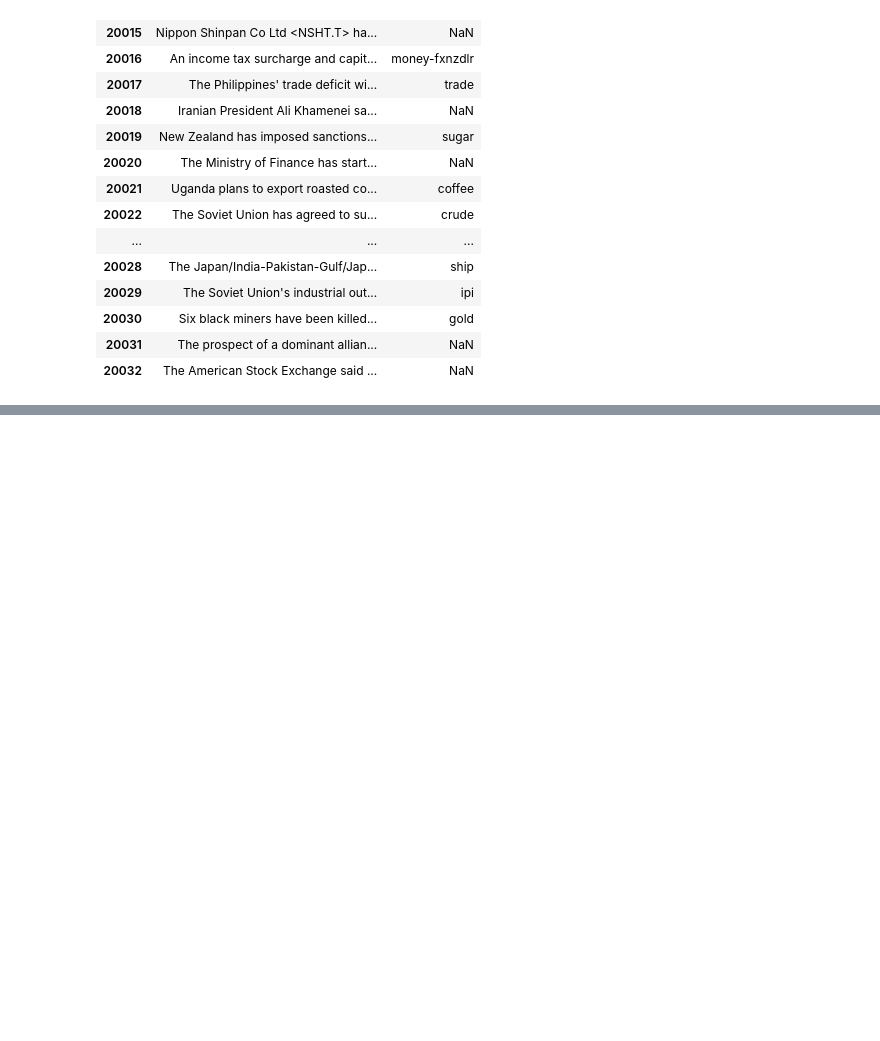
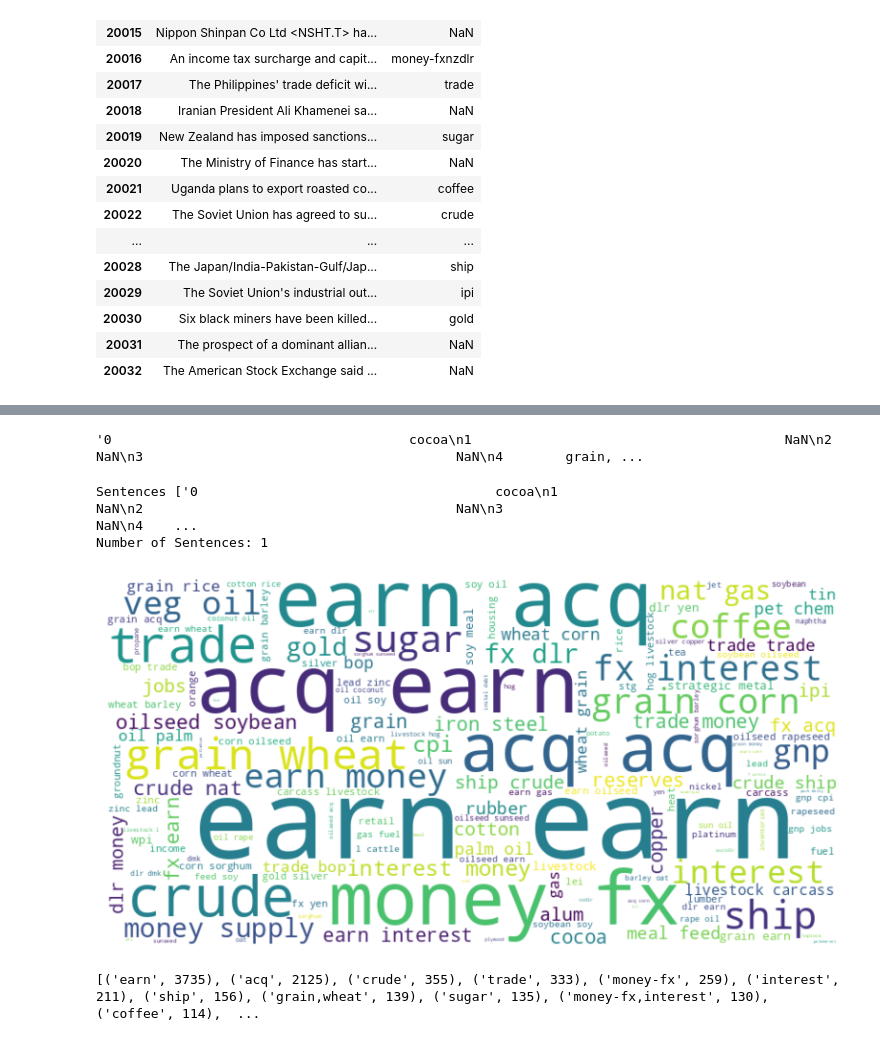
Before and after one commit to RiccardoDAndrea/ReutersNOZ, a Jupyter notebook: test.ipynb, the cells around one changed output, grey strips where cells are left out. Saved outputs shown, nothing was run; the diff lists cells and outputs as text; code cells hidden in the pictures; blank space fills up the shorter version.

```diff
--- a/test.ipynb
+++ b/test.ipynb
@@ -290,0 +293,9 @@ body
+# %%
+import pandas as pd
+import os
+os.chdir("/home/riccardodandrea/Schreibtisch/Github/ReutersNOZ")
+df = pd.read_csv("reuters_articles_with_split.csv")
+topics = str(df["topics"])
+topics
+# %% [output]
+'0                                      cocoa\n1                                        NaN\n2                                        NaN\n3                                        NaN\n4        grain, ...
@@ -290,0 +314,39 @@ body
+# %%
+print("")
+tokenized_sent=sent_tokenize(sample_text)
+print("Sentences", tokenized_sent)
+print("Number of Sentences:",len(tokenized_sent))
+print("")
+# %% [output]
+Sentences ['0                                      cocoa\n1                                        NaN\n2                                        NaN\n3                                        NaN\n4    ...
+Number of Sentences: 1
+# %%
+import matplotlib.pyplot as plt
+from wordcloud import WordCloud
+
+# Alle Topics aus dem DataFrame als String zusammenfügen
+all_topics = ' '.join(df["topics"].dropna())  # NaN-Werte vermeiden
+
+# Erstellen der WordCloud
+wordcloud = WordCloud(width=800, height=400, background_color='white').generate(all_topics)
+
+# Plotten der WordCloud
+plt.figure(figsize=(10, 5))
+plt.imshow(wordcloud, interpolation='bilinear')
+plt.axis("off")  # Keine Achsen anzeigen
+plt.savefig("words", dpi=300)
+# %% [output]
+[figure, added]
+# %%
+from collections import Counter
+
+# Alle Topics in einer Liste speichern
+topic_list = ' '.join(df["topics"].dropna()).split()  # Entfernt NaN und splittet Wörter
+
+# Wortfrequenz zählen
+word_counts = Counter(topic_list)
+
+# Die 10 häufigsten Wörter ausgeben
+print(word_counts.most_common())
+# %% [output]
+[('earn', 3735), ('acq', 2125), ('crude', 355), ('trade', 333), ('money-fx', 259), ('interest', 211), ('ship', 156), ('grain,wheat', 139), ('sugar', 135), ('money-fx,interest', 130), ('coffee', 114),  ...
```
Also changed, not shown: parts of 4 cells of this notebook, 5 other files.
